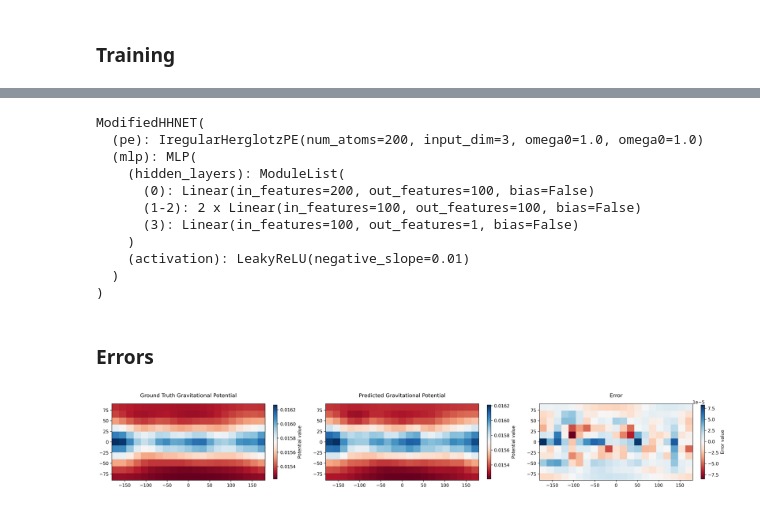
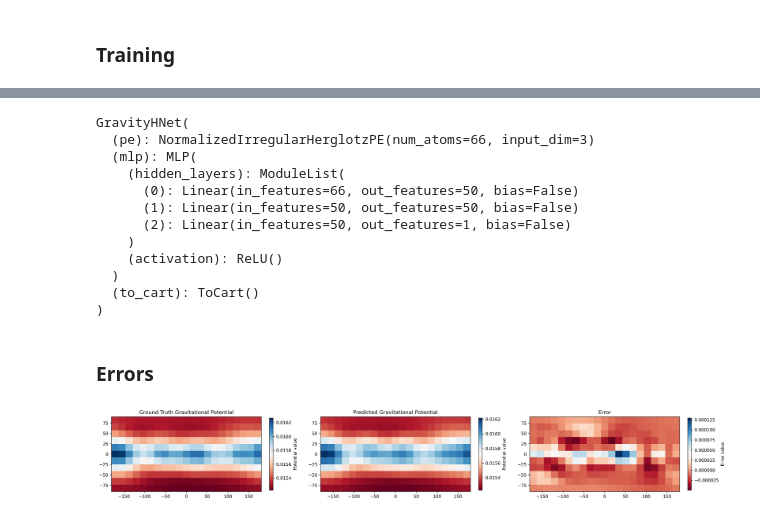
Before and after one commit to TheoHanon/GravityHerglotzNet, a Jupyter notebook: Case4_OSIRIS-REx_Bennu_particles_HNET.ipynb, the cells around one changed output, grey strips where cells are left out. Drawn from its saved outputs; the diff is of its cells as text; code cells hidden in the pictures.

```diff
--- a/Case4_OSIRIS-REx_Bennu_particles_HNET.ipynb
+++ b/Case4_OSIRIS-REx_Bennu_particles_HNET.ipynb
@@ -436,2 +288,7 @@ def loss_fn(target, output, input, yreg, xreg, unit_cart_reg):
+# %%
+hnet = scripts.GravityHNet(
+    inr_sizes=[10] + 3*[50],
+    activation="relu"
+)
 # %% [markdown]
 ### Training
@@ -472,0 +295,13 @@ torch.save(hnet.state_dict(), model_path + "/ghet.pth")
+# %%
+scripts.train(
+    hnet,
+    optimizer=torch.optim.Adam(hnet.parameters(), lr=1e-6),
+    epoch=500,
+    N_reg=1000,
+    batch_size=1024,
+    data_train=(xtrain, ytrain),
+    data_val=(xtest, ytest),
+    save_path = model_path,
+    reg_fn=scripts.flux_regulizer,
+    sample_fn=scripts.two_sphere_sample
+)
@@ -473,17 +315,18 @@ torch.save(hnet.state_dict(), model_path + "/ghet.pth")
 # %%
-hnet.load_state_dict(torch.load(model_path + "/ghet.pth"))
+hnet.load_state_dict(torch.load(model_path + "/best_model.pth"))
 hnet.eval()
 # %% [output]
-ModifiedHHNET(
-  (pe): IregularHerglotzPE(num_atoms=200, input_dim=3, omega0=1.0, omega0=1.0)
+GravityHNet(
+  (pe): NormalizedIrregularHerglotzPE(num_atoms=66, input_dim=3)
   (mlp): MLP(
     (hidden_layers): ModuleList(
-      (0): Linear(in_features=200, out_features=100, bias=False)
-      (1-2): 2 x Linear(in_features=100, out_features=100, bias=False)
-      (3): Linear(in_features=100, out_features=1, bias=False)
+      (0): Linear(in_features=66, out_features=50, bias=False)
+      (1): Linear(in_features=50, out_features=50, bias=False)
+      (2): Linear(in_features=50, out_features=1, bias=False)
     )
-    (activation): LeakyReLU(negative_slope=0.01)
+    (activation): ReLU()
   )
+  (to_cart): ToCart()
 )
 # %%
 def U(x):
@@ -493,30 +336,34 @@ def U(x):
 # %%
 pot_pred = U(xtest)
 # %%
-# coeffs = sh.SHCoeffs.from_array(cnm_gt)
-data_pred = pot_pred.reshape(  (L_gt+1, 2*(L_gt+1) - 1))
-data_test = pot_test.reshape( (L_gt+1, 2*(L_gt+1) - 1))
+data_pred = pot_pred.reshape((L_gt+1, 2*(L_gt+1) - 1))
+data_test = pot_test.reshape((L_gt+1, 2*(L_gt+1) - 1))
 
 fig = plt.figure(figsize=(20, 15), dpi = 300)
 subfigs = fig.subfigures(1, 3)
-scripts.plot_sphere(data_test,   fig= subfigs[0], cmap = "RdBu", title="Ground Truth Gravitational Potential")
-ax = subfigs[0].axes[0]
+
+_, ax = scripts.plot_s2(data_test,   fig= subfigs[0], cmap = "RdBu")
+
+ax.set_title("Ground Truth Gravitational Potential")
 cbar = fig.colorbar(ax.get_images()[0], ax=ax, orientation='vertical', shrink=0.2, fraction = 0.025)
 cbar.ax.set_ylabel('Potential value')
 
-scripts.plot_sphere(data_pred,   fig= subfigs[1], cmap = "RdBu", title="Predicted Gravitational Potential")
-ax = subfigs[1].axes[0]
+
+_, ax = scripts.plot_s2(data_pred,   fig= subfigs[1], cmap = "RdBu")
+
+ax.set_title("Predicted Gravitational Potential")
 cbar = fig.colorbar(ax.get_images()[0], ax=ax, orientation='vertical', shrink=0.2, fraction = 0.025)
 cbar.ax.set_ylabel('Potential value')
 
-scripts.plot_sphere(data_test - data_pred,   fig= subfigs[2], cmap = "RdBu", title="Error")
-ax = subfigs[2].axes[0]
+_, ax = scripts.plot_s2(data_test - data_pred,   fig= subfigs[2], cmap = "RdBu")
+
+ax.set_title("Error")
 cbar = fig.colorbar(ax.get_images()[0], ax=ax, orientation='vertical', shrink=0.2, fraction = 0.025)
 cbar.ax.set_ylabel('Error value')
 
 plt.show()
 # %% [output]
-[figure, old version]
+[figure, new version]
 # %%
 errors = (pot_test - pot_pred)
 rel_errors = errors / pot_test
```
Also changed, not shown: parts of 18 cells of this notebook, 30 other files.
